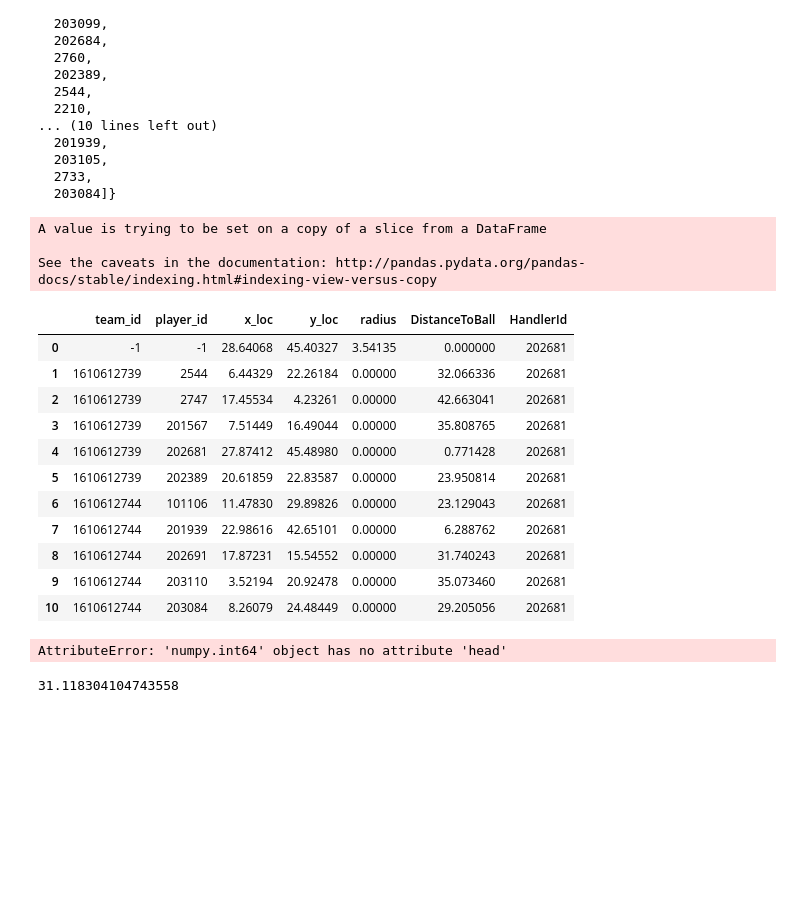
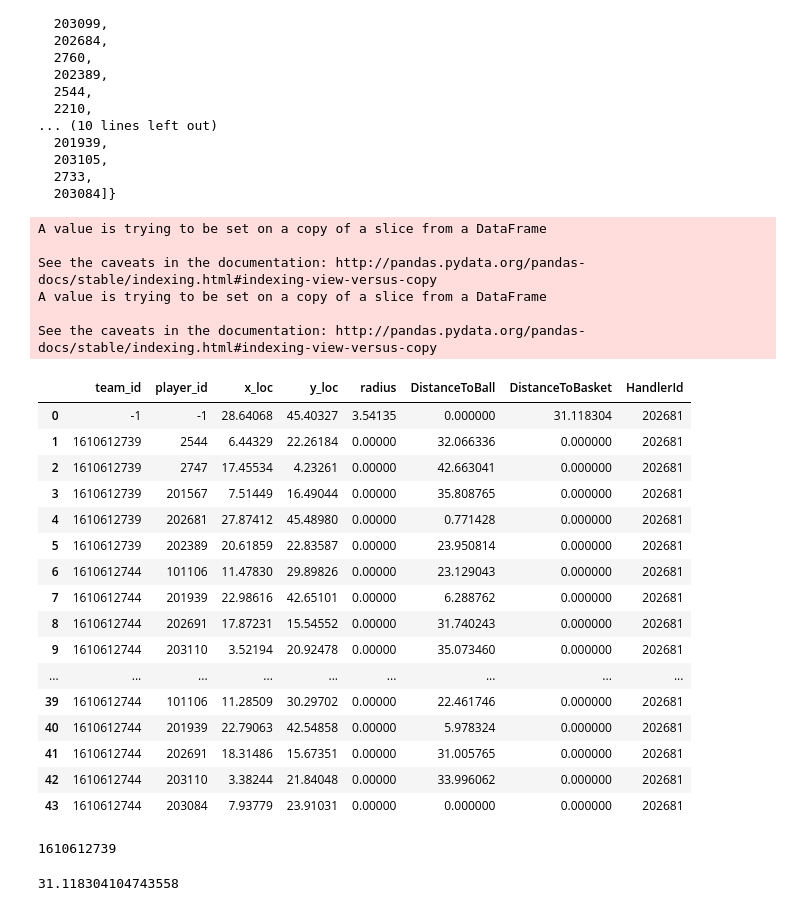
Before and after one commit to billmwong/FiveThirtyGreat, a Jupyter notebook: player-with-ball-distance.ipynb, the cells around one changed output. Saved outputs shown, nothing was run; the diff lists cells and outputs as text; code cells hidden in the pictures; blank space fills up the shorter version.

Commit message:
added function to show ball distance and handler that has the ball

```diff
--- a/player-with-ball-distance.ipynb
+++ b/player-with-ball-distance.ipynb
@@ -77,48 +77,77 @@ def getMoments(data):
 # %%
 def calculateDistance(x1,y1,x2,y2):
      dist = np.sqrt((x2 - x1)**2 + (y2 - y1)**2)
      return dist
 
-def closestToBall(moment):
+def distanceAndHandler(moment):
 
     df = getMoments(moment)
     df['DistanceToBall'] = 0.0
+    df['DistanceToBasket'] = 0.0
     handler = ''
     shortest_distance = 100.0
+    basket1 = [5.32, 24.8]
+    basket2 = [88.55, 24.8]
+    halfcourt = 47.0
 
-    for i in range(0, 11):
-        ballX = df.x_loc[0]
-        ballY = df.y_loc[0]
-        distToBall = float(calculateDistance(df.x_loc[i], df.y_loc[i], ballX, ballY))
-        df.DistanceToBall[i] = float(distToBall)
+    num_plays = 4
 
-        if distToBall != 0.0 and distToBall < shortest_distance:
-            shortest_distance = distToBall
-            handler = df.player_id[i]
+    for j in range(0,num_plays):
+        index = j + j*10
 
-    df['HandlerId'] = handler
+        play = df[index : index + 10]
+
+        ballX = df.x_loc[index]
+        ballY = df.y_loc[index]
+
+        if ballX > halfcourt:
+            dist = calculateDistance(ballX, ballY, basket2[0], basket2[1])
+        elif ballX < halfcourt:
+            dist = calculateDistance(ballX, ballY, basket1[0], basket1[1])
+
+        df.DistanceToBasket[index] = dist
+
+        for i in range(index, index+10):
+            ballX = df.x_loc[index]
+            ballY = df.y_loc[index]
+            distToBall = float(calculateDistance(df.x_loc[i], df.y_loc[i], ballX, ballY))
+            df.DistanceToBall[i] = float(distToBall)
+
+            if distToBall > 0.0 and distToBall < shortest_distance:
+                shortest_distance = distToBall
+                handler = df.player_id[i]
+
+        df['HandlerId'] = handler
 
     return df
 
 
 data = getGameJSON('GSWvsCLE.json')
-closestToBall(data).head(11)
+distanceAndHandler(data).head(44)
 # %% [output]
 A value is trying to be set on a copy of a slice from a DataFrame
 
 See the caveats in the documentation: http://pandas.pydata.org/pandas-docs/stable/indexing.html#indexing-view-versus-copy
+A value is trying to be set on a copy of a slice from a DataFrame
+
+See the caveats in the documentation: http://pandas.pydata.org/pandas-docs/stable/indexing.html#indexing-view-versus-copy
-|  | team_id | player_id | x_loc | y_loc | radius | DistanceToBall | HandlerId |
-| 0 | -1 | -1 | 28.64068 | 45.40327 | 3.54135 | 0.000000 | 202681 |
-| 1 | 1610612739 | 2544 | 6.44329 | 22.26184 | 0.00000 | 32.066336 | 202681 |
-| 2 | 1610612739 | 2747 | 17.45534 | 4.23261 | 0.00000 | 42.663041 | 202681 |
-| 3 | 1610612739 | 201567 | 7.51449 | 16.49044 | 0.00000 | 35.808765 | 202681 |
-| 4 | 1610612739 | 202681 | 27.87412 | 45.48980 | 0.00000 | 0.771428 | 202681 |
-| 5 | 1610612739 | 202389 | 20.61859 | 22.83587 | 0.00000 | 23.950814 | 202681 |
-| 6 | 1610612744 | 101106 | 11.47830 | 29.89826 | 0.00000 | 23.129043 | 202681 |
-| 7 | 1610612744 | 201939 | 22.98616 | 42.65101 | 0.00000 | 6.288762 | 202681 |
-| 8 | 1610612744 | 202691 | 17.87231 | 15.54552 | 0.00000 | 31.740243 | 202681 |
-| 9 | 1610612744 | 203110 | 3.52194 | 20.92478 | 0.00000 | 35.073460 | 202681 |
-| 10 | 1610612744 | 203084 | 8.26079 | 24.48449 | 0.00000 | 29.205056 | 202681 |
+|  | team_id | player_id | x_loc | y_loc | radius | DistanceToBall | DistanceToBasket | HandlerId |
+| 0 | -1 | -1 | 28.64068 | 45.40327 | 3.54135 | 0.000000 | 31.118304 | 202681 |
+| 1 | 1610612739 | 2544 | 6.44329 | 22.26184 | 0.00000 | 32.066336 | 0.000000 | 202681 |
+| 2 | 1610612739 | 2747 | 17.45534 | 4.23261 | 0.00000 | 42.663041 | 0.000000 | 202681 |
+| 3 | 1610612739 | 201567 | 7.51449 | 16.49044 | 0.00000 | 35.808765 | 0.000000 | 202681 |
+| 4 | 1610612739 | 202681 | 27.87412 | 45.48980 | 0.00000 | 0.771428 | 0.000000 | 202681 |
+| 5 | 1610612739 | 202389 | 20.61859 | 22.83587 | 0.00000 | 23.950814 | 0.000000 | 202681 |
+| 6 | 1610612744 | 101106 | 11.47830 | 29.89826 | 0.00000 | 23.129043 | 0.000000 | 202681 |
+| 7 | 1610612744 | 201939 | 22.98616 | 42.65101 | 0.00000 | 6.288762 | 0.000000 | 202681 |
+| 8 | 1610612744 | 202691 | 17.87231 | 15.54552 | 0.00000 | 31.740243 | 0.000000 | 202681 |
+| 9 | 1610612744 | 203110 | 3.52194 | 20.92478 | 0.00000 | 35.073460 | 0.000000 | 202681 |
+| ... | ... | ... | ... | ... | ... | ... | ... | ... |
+| 39 | 1610612744 | 101106 | 11.28509 | 30.29702 | 0.00000 | 22.461746 | 0.000000 | 202681 |
+| 40 | 1610612744 | 201939 | 22.79063 | 42.54858 | 0.00000 | 5.978324 | 0.000000 | 202681 |
+| 41 | 1610612744 | 202691 | 18.31486 | 15.67351 | 0.00000 | 31.005765 | 0.000000 | 202681 |
+| 42 | 1610612744 | 203110 | 3.38244 | 21.84048 | 0.00000 | 33.996062 | 0.000000 | 202681 |
+| 43 | 1610612744 | 203084 | 7.93779 | 23.91031 | 0.00000 | 0.000000 | 0.000000 | 202681 |
 # %%
 def teamOnOffense(moment):
 
@@ -131,9 +160,9 @@ def teamOnOffense(moment):
         return df.team_id[1]
 
 data = getGameJSON('GSWvsCLE.json')
-teamOnOffense(data).head(11)
+teamOnOffense(data)
 # %% [output]
-AttributeError: 'numpy.int64' object has no attribute 'head'
+1610612739
 # %%
 def distanceToBasket(moment):
     basket1 = [5.32, 24.8]
```
Also changed, not shown: 4 other files.
